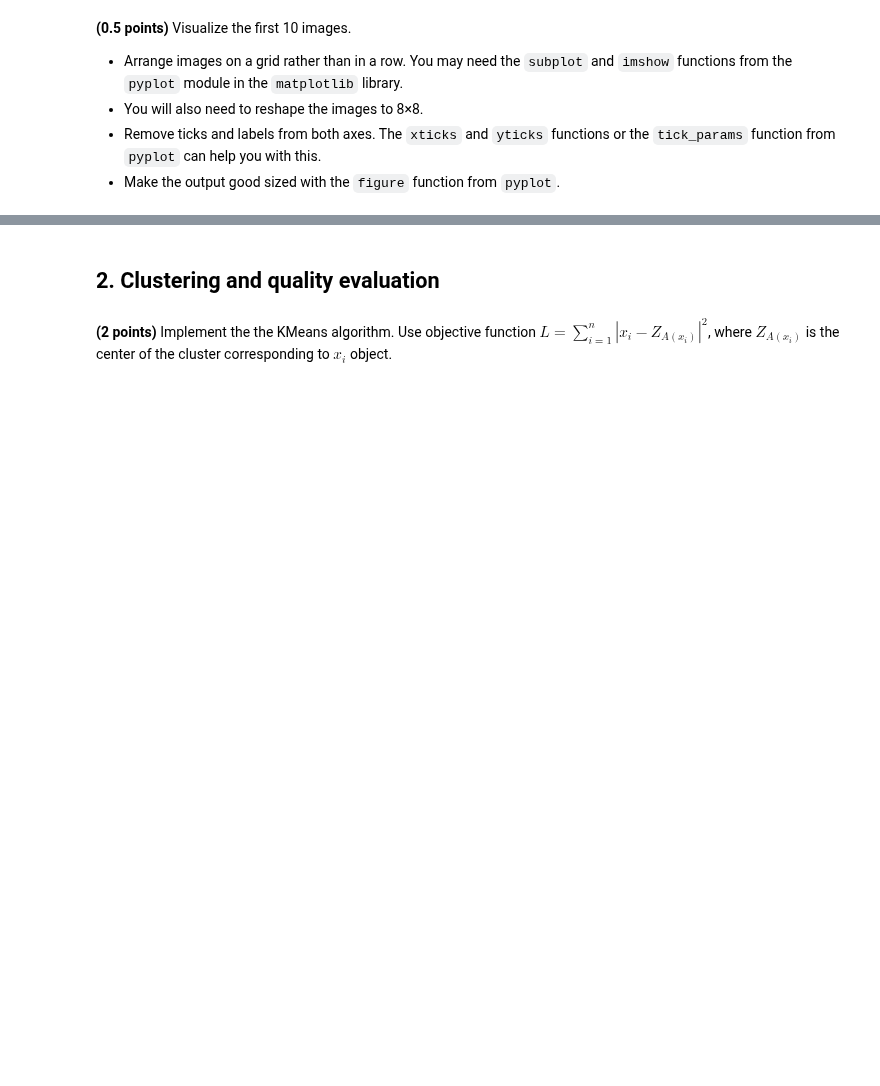
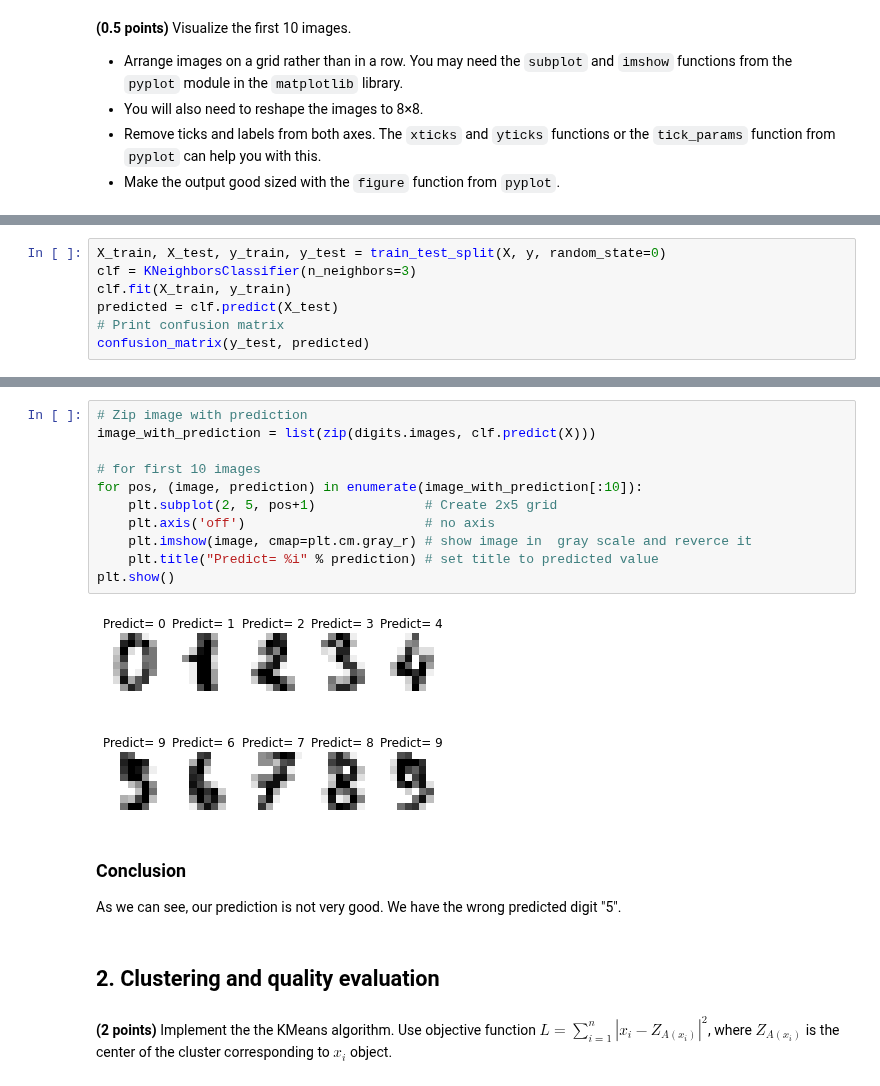
Before and after one commit to Leonidkourtch/ml-intro-1, a Jupyter notebook: 8_clustering/clustering.ipynb, the cells around one changed output, grey strips where cells are left out. Cells and saved outputs as stored; diff of their text form; blank space fills up the shorter version.

```diff
--- a/8_clustering/clustering.ipynb
+++ b/8_clustering/clustering.ipynb
@@ -24,0 +68,7 @@ assert y.shape == (1797,)
+# %%
+X_train, X_test, y_train, y_test = train_test_split(X, y, random_state=0)
+clf = KNeighborsClassifier(n_neighbors=3)
+clf.fit(X_train, y_train)
+predicted = clf.predict(X_test)
+# Print confusion matrix
+confusion_matrix(y_test, predicted)
@@ -25,3 +86,19 @@ assert y.shape == (1797,)
+# %%
+# Zip image with prediction
+image_with_prediction = list(zip(digits.images, clf.predict(X)))
+
+# for first 10 images
+for pos, (image, prediction) in enumerate(image_with_prediction[:10]):
+    plt.subplot(2, 5, pos+1)              # Create 2x5 grid
+    plt.axis('off')                       # no axis
+    plt.imshow(image, cmap=plt.cm.gray_r) # show image in  gray scale and reverce it
+    plt.title("Predict= %i" % prediction) # set title to predicted value
+plt.show()
+# %% [output]
+[figure, added]
+# %% [markdown]
+### Conclusion
+As we can see, our prediction is not very good. We have the wrong predicted digit "5".
 # %% [markdown]
 ## 2. Clustering and quality evaluation
 # %% [markdown]
```
Also changed, not shown: parts of 88 cells of this notebook.
